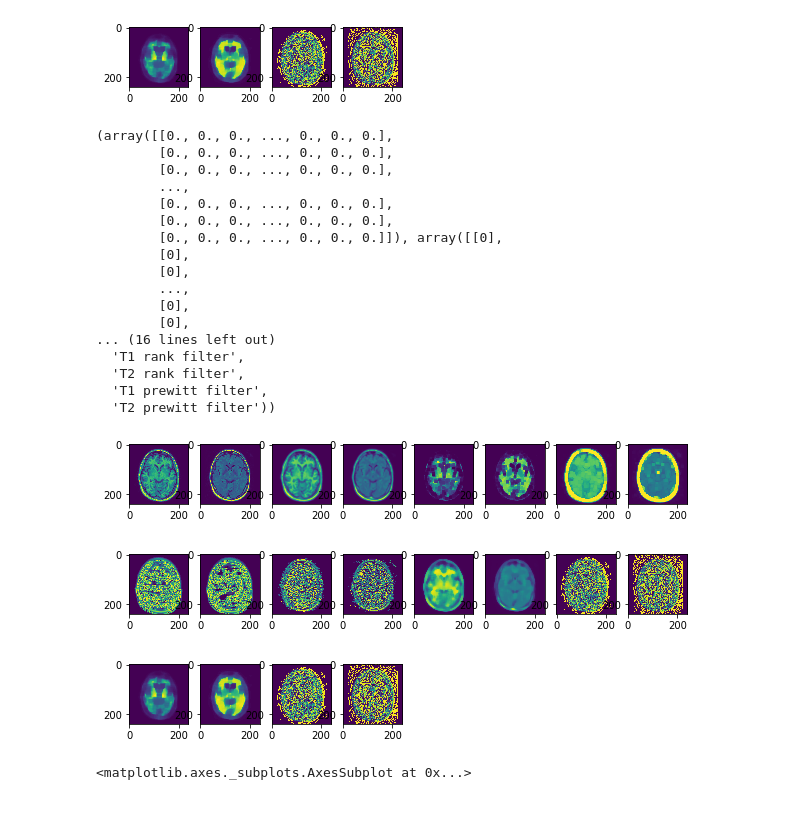
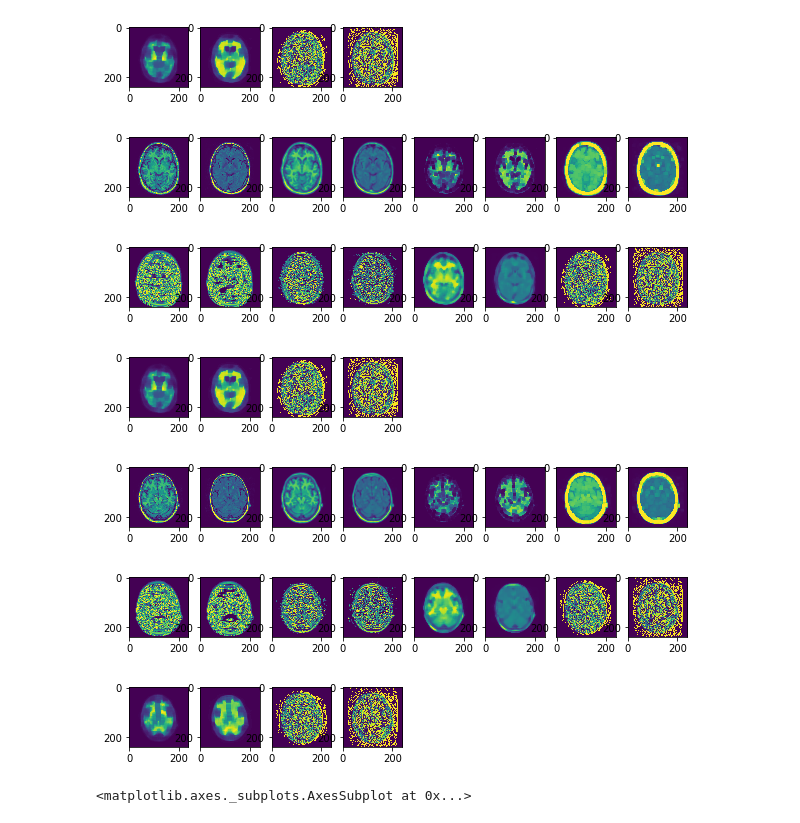
Before and after one commit to SanneFaszbender/8dc00-mia, a Jupyter notebook: notebooks/segmentation_project.ipynb, the cells around one changed output. Saved outputs shown, nothing was run; the diff lists cells and outputs as text; code cells hidden in the pictures.

```diff
--- a/notebooks/segmentation_project.ipynb
+++ b/notebooks/segmentation_project.ipynb
@@ -63,40 +72,27 @@ extract_features(image_number, slice_number)
 # %%
 #Examine the (already implemented, but you might need to modify the
 #location of the images it loads) function create_dataset which extracts
 #the features for a several subjects and/or slices, and creates the labels
 #(either for the brain/not brain task, or the tissue classification task).
 
 %matplotlib inline
 import sys
 sys.path.append("../code")
 from segmentation_util import create_dataset
 image_number=1
 slice_number=1
 task = 'brain'
 create_dataset(image_number, slice_number, task)
 
 #Create one training dataset for the tissue classification task.
+train_data = create_dataset(3, 1, 'tissue')
 # %% [output]
-(array([[0., 0., 0., ..., 0., 0., 0.],
-        [0., 0., 0., ..., 0., 0., 0.],
-        [0., 0., 0., ..., 0., 0., 0.],
-        ...,
-        [0., 0., 0., ..., 0., 0., 0.],
-        [0., 0., 0., ..., 0., 0., 0.],
-        [0., 0., 0., ..., 0., 0., 0.]]), array([[0],
-        [0],
-        [0],
-        ...,
-        [0],
-        [0],
-... (16 lines left out)
-  'T1 rank filter',
-  'T2 rank filter',
-  'T1 prewitt filter',
-  'T2 prewitt filter'))
 [figure]
 [figure]
 [figure]
+[figure, added]
+[figure, added]
+[figure, added]
 # %%
 #Use scatter_all to look at the features you have.
 #You can also look at PCA or subsets of the features.
```
Also changed, not shown: parts of 3 cells of this notebook, 1 other file.
